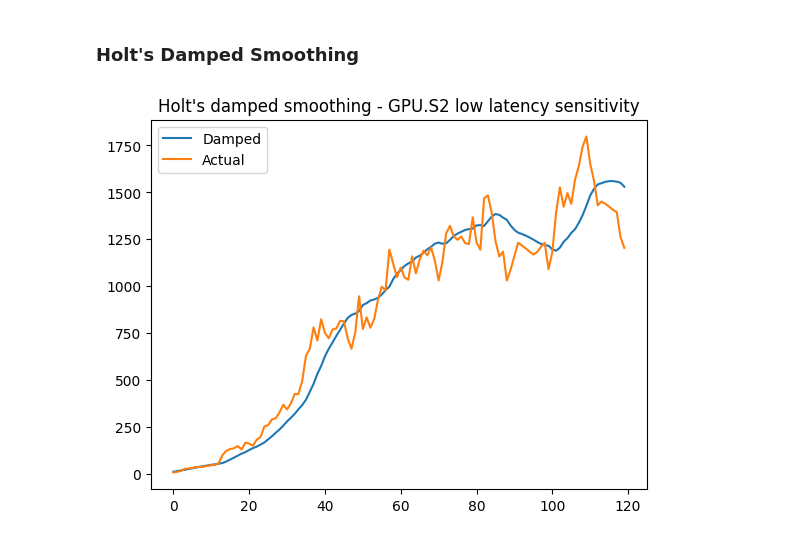
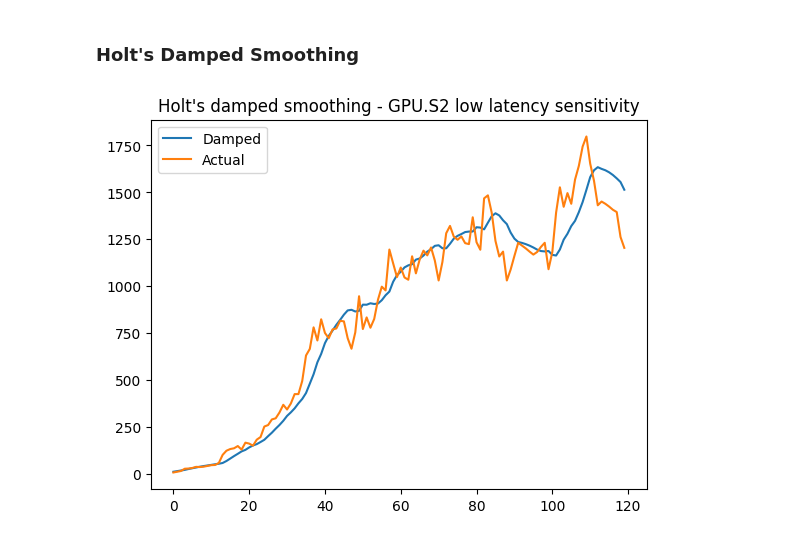
Before and after one commit to steven-0003/huawei-ireland-tech-arena-2024, a Jupyter notebook: experiments/predict_demand.ipynb, the cells around one changed output. Saved outputs shown, nothing was run; the diff lists cells and outputs as text; code cells hidden in the pictures.

```diff
--- a/experiments/predict_demand.ipynb
+++ b/experiments/predict_demand.ipynb
@@ -50,13 +50,13 @@ plt.show()
 ### Holt's Damped Smoothing ###
 # %%
 fit3 = Holt(actual, damped_trend=True, initialization_method="legacy-heuristic").fit(
-    smoothing_level=0.1, smoothing_trend=0.1,
+    smoothing_level=0.15, smoothing_trend=0.1,
 )
 plt.title("Holt's damped smoothing - GPU.S2 low latency sensitivity")
 plt.plot(fit3.fittedvalues, label = "Damped")
 plt.plot(actual, label = "Actual")
 
 plt.legend()
 plt.show()
 # %% [output]
-[figure, old version]
+[figure, new version]
```
Also changed, not shown: 3 other files.
